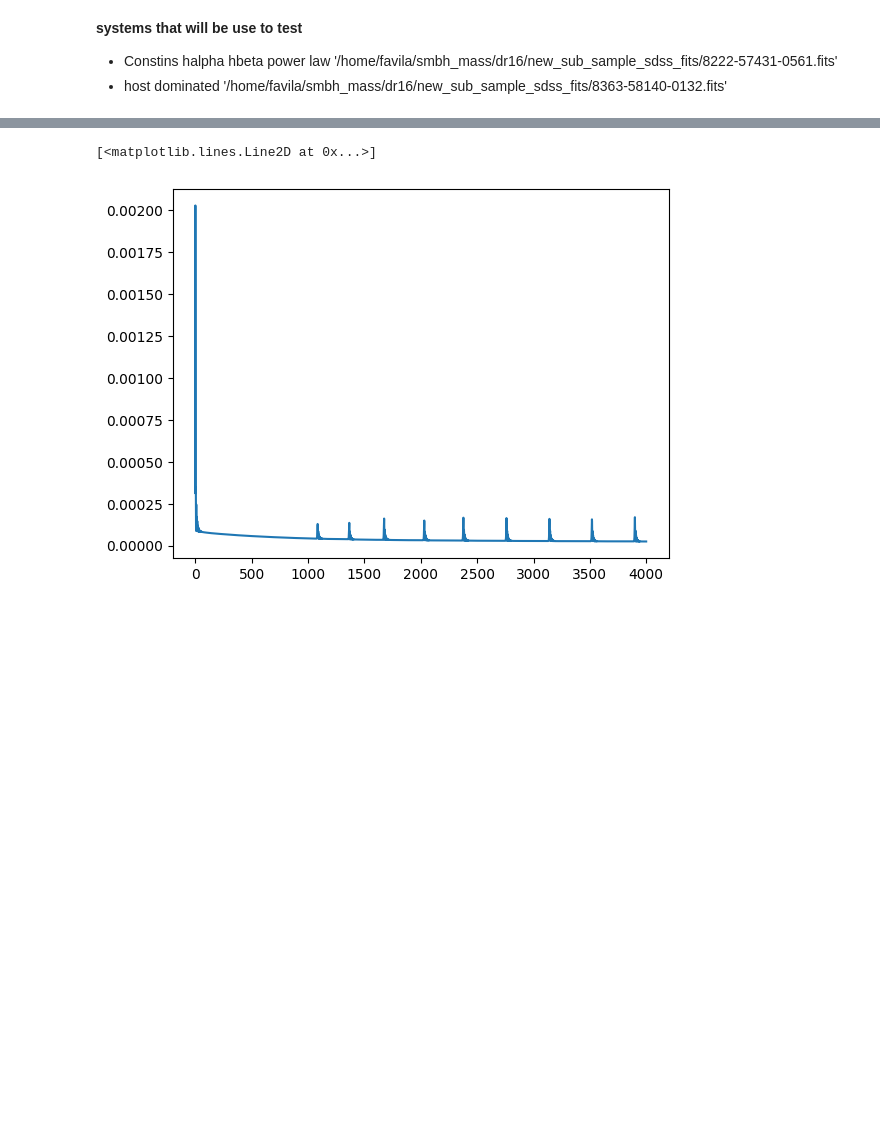
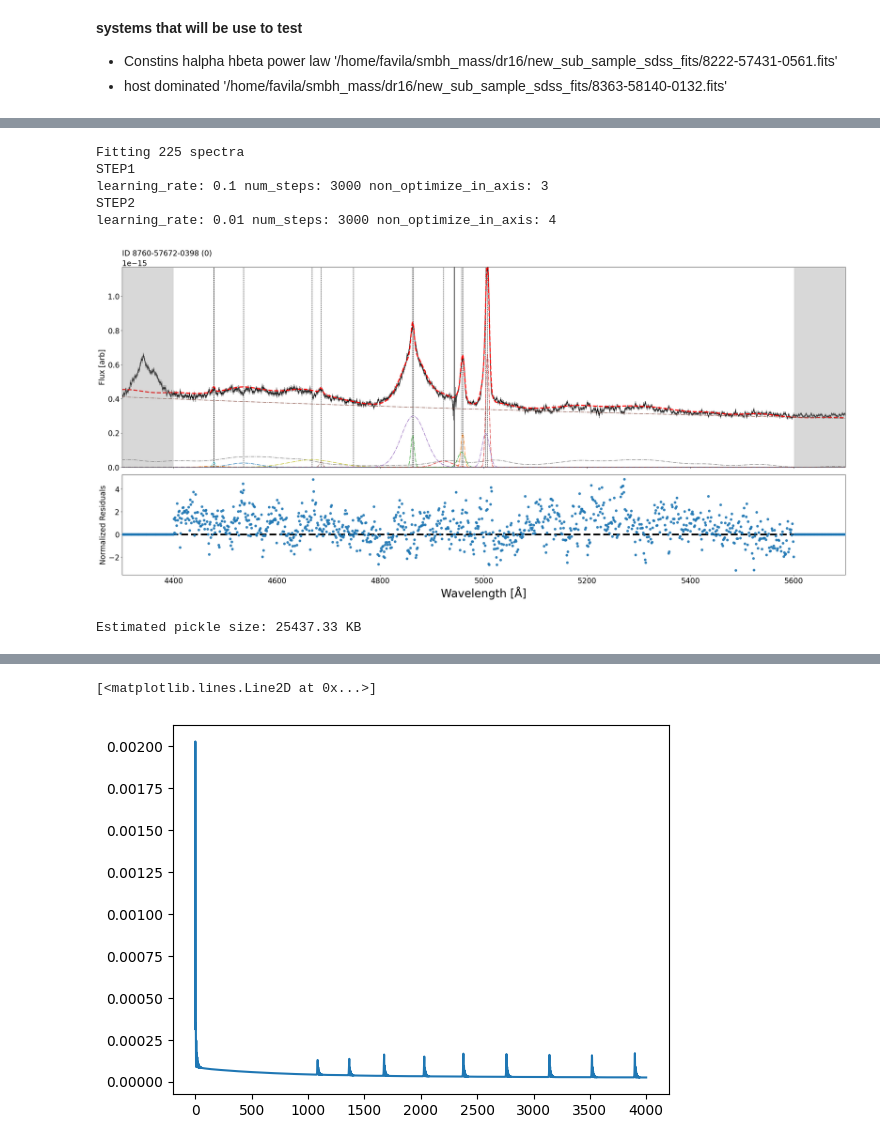
Before and after one commit to felavila/sheap, a Jupyter notebook: notebooks/building_complex_regions.ipynb, the cells around one changed output, grey strips where cells are left out. Saved outputs shown, nothing was run; the diff lists cells and outputs as text; code cells hidden in the pictures; blank space fills up the shorter version.

```diff
--- a/notebooks/building_complex_regions.ipynb
+++ b/notebooks/building_complex_regions.ipynb
@@ -97,0 +168,18 @@ Spectra = test_clase.spectra
+# %%
+test_clase.fit_region()
+# %% [output]
+Fitting 225 spectra
+STEP1
+learning_rate: 0.1 num_steps: 3000 non_optimize_in_axis: 3
+STEP2
+learning_rate: 0.01 num_steps: 3000 non_optimize_in_axis: 4
+# %%
+region_plot = SheapPlot(test_clase)
+n = 0
+region_plot.plot(n,add_name=False,xlim=[4300,5700])#207
+# %% [output]
+[figure, added]
+# %%
+_region_defs = test_clase._save()
+# %% [output]
+Estimated pickle size: 25437.33 KB
```
Also changed, not shown: parts of 35 cells of this notebook, 35 other files.
